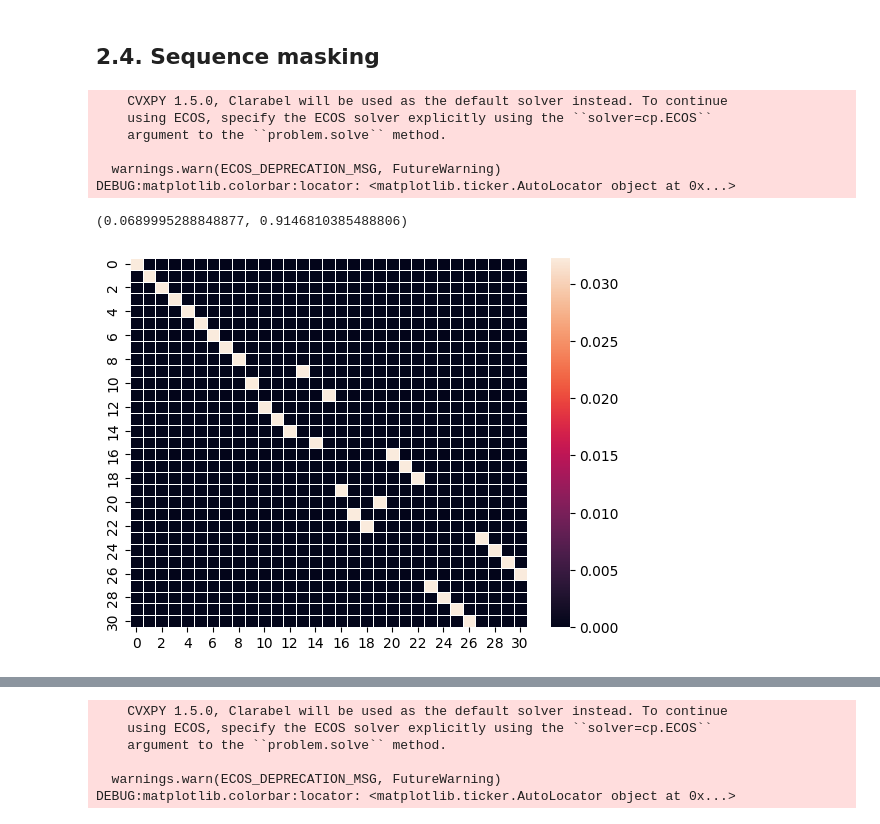
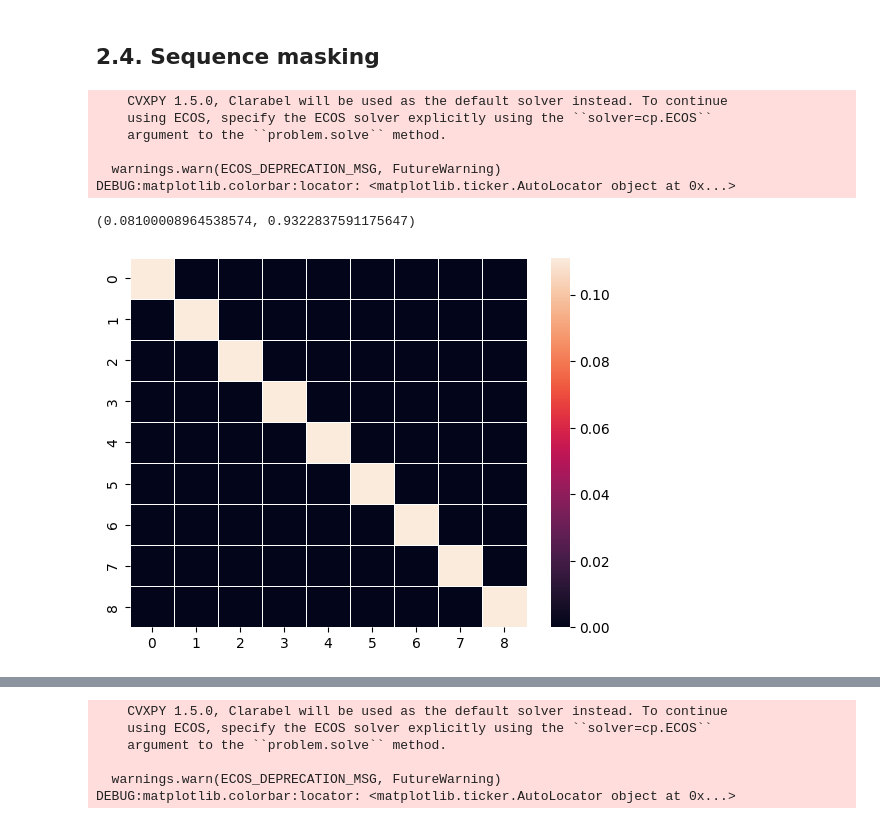
Before and after one commit to hanahhh/WTK-distance, a Jupyter notebook: examples/knn_mask_map_metric_test.ipynb, the cells around one changed output, grey strips where cells are left out. Saved outputs shown, nothing was run; the diff lists cells and outputs as text; code cells hidden in the pictures.

```diff
--- a/examples/knn_mask_map_metric_test.ipynb
+++ b/examples/knn_mask_map_metric_test.ipynb
@@ -138,21 +128,21 @@ DEBUG:matplotlib.colorbar:locator: <matplotlib.ticker.AutoLocator object at 0x..
 # %% [markdown]
 ## 2.4. Sequence masking
 # %%
-sub_length = len(xs) - 30
-lamb = 5
+sub_length = 120
+lamb = 3
 start_time = time.time()
 pi_kpg_sequence, cost_kpg_sequence = masking_map_sequence(xs=xs, xt=xt, plot=True, lamb=lamb, sub_length=sub_length)
 end_time = time.time()
 end_time - start_time, cost_kpg_sequence
 # %% [output]
     CVXPY 1.5.0, Clarabel will be used as the default solver instead. To continue
     using ECOS, specify the ECOS solver explicitly using the ``solver=cp.ECOS``
     argument to the ``problem.solve`` method.
 
   warnings.warn(ECOS_DEPRECATION_MSG, FutureWarning)
 DEBUG:matplotlib.colorbar:locator: <matplotlib.ticker.AutoLocator object at 0x...>
-(0.0689995288848877, 0.9146810385488806)
+(0.08100008964538574, 0.9322837591175647)
-[figure, old version]
+[figure, new version]
 # %%
 sub_length = len(xs_china) - 10
 lamb = 7
```
Also changed, not shown: parts of 7 cells of this notebook, 2 other files.
